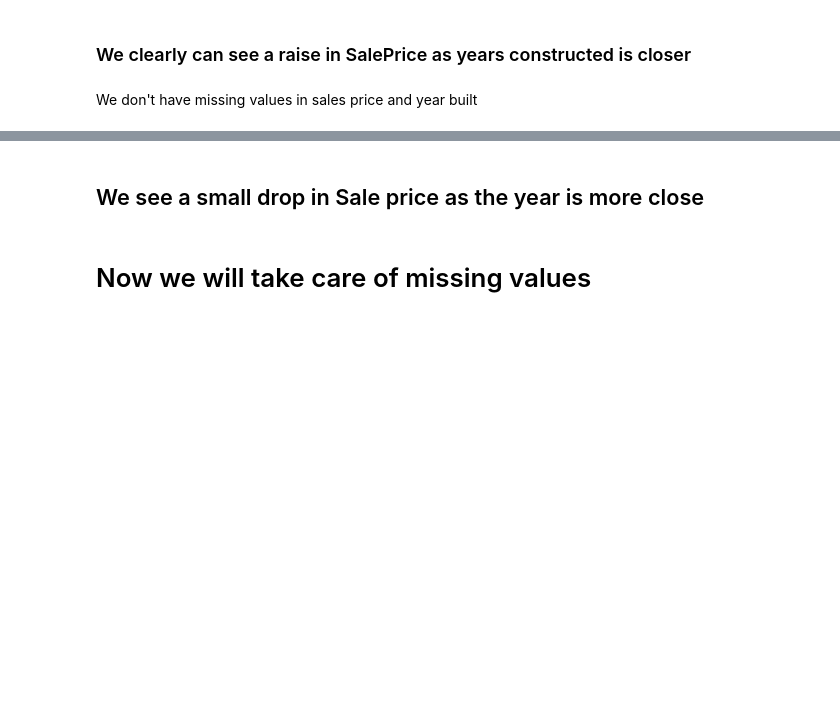
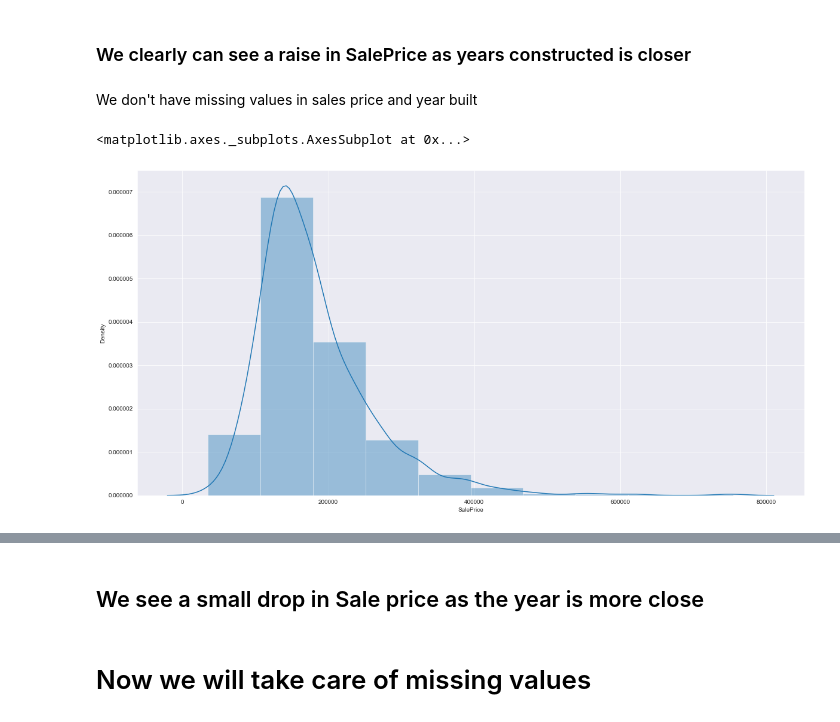
Before and after one commit to VasilisMpletsos/House-Prices-Kaggle-Competition, a Jupyter notebook: HousePrices.ipynb, the cells around one changed output, grey strips where cells are left out. Cells and saved outputs as stored; diff of their text form; code cells hidden in the pictures; blank space fills up the shorter version.

```diff
--- a/HousePrices.ipynb
+++ b/HousePrices.ipynb
@@ -32,7 +43,10 @@ df = pd.read_csv("./house_prices/train.csv",low_memory=False)
 # %% [markdown]
 We don't have missing values in sales price and year built
 # %%
-# plt.figure(figsize=(20,10))
-# sns.set_style('darkgrid')
-# sns.distplot(df.SalePrice,bins=10,kde=True)
+plt.figure(figsize=(20,10))
+sns.set_style('darkgrid')
+sns.distplot(df.SalePrice,bins=10,kde=True)
+# %% [output]
+<matplotlib.axes._subplots.AxesSubplot at 0x...>
+[figure, added]
 # %%
```
Also changed, not shown: parts of 12 cells of this notebook, 4 other files.
